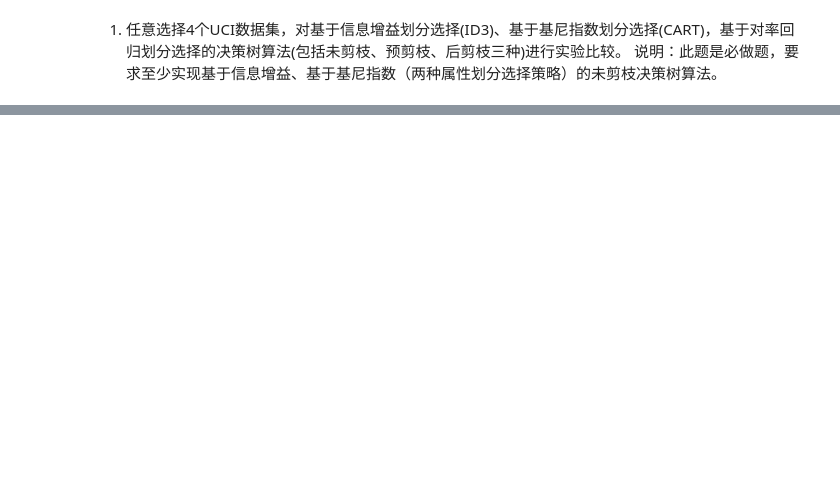
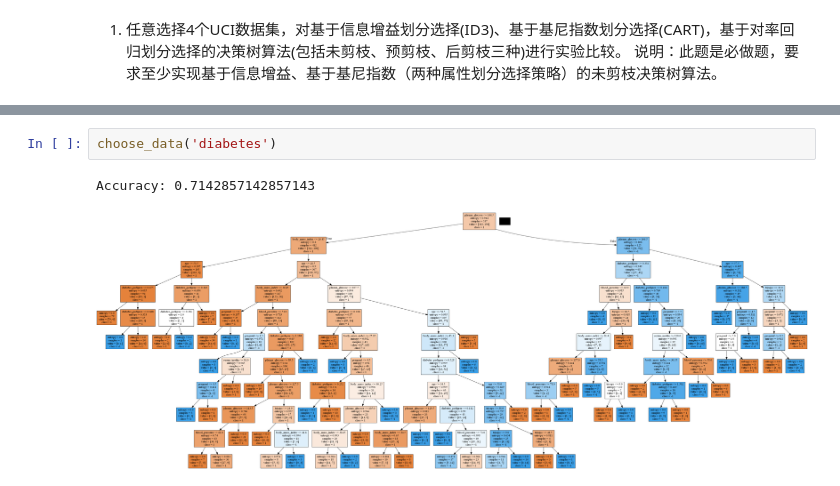
Before and after one commit to Lelter/Machine-Learning, a Jupyter notebook: code/4/4.1.ipynb, the cells around one changed output, grey strips where cells are left out. Saved outputs shown, nothing was run; the diff lists cells and outputs as text; blank space fills up the shorter version.

```diff
--- a/code/4/4.1.ipynb
+++ b/code/4/4.1.ipynb
@@ -131,0 +109,5 @@ Accuracy: 0.935672514619883
+# %%
+choose_data('diabetes')
+# %% [output]
+Accuracy: 0.7142857142857143
+[figure, added]
```
Also changed, not shown: parts of 7 cells of this notebook.
